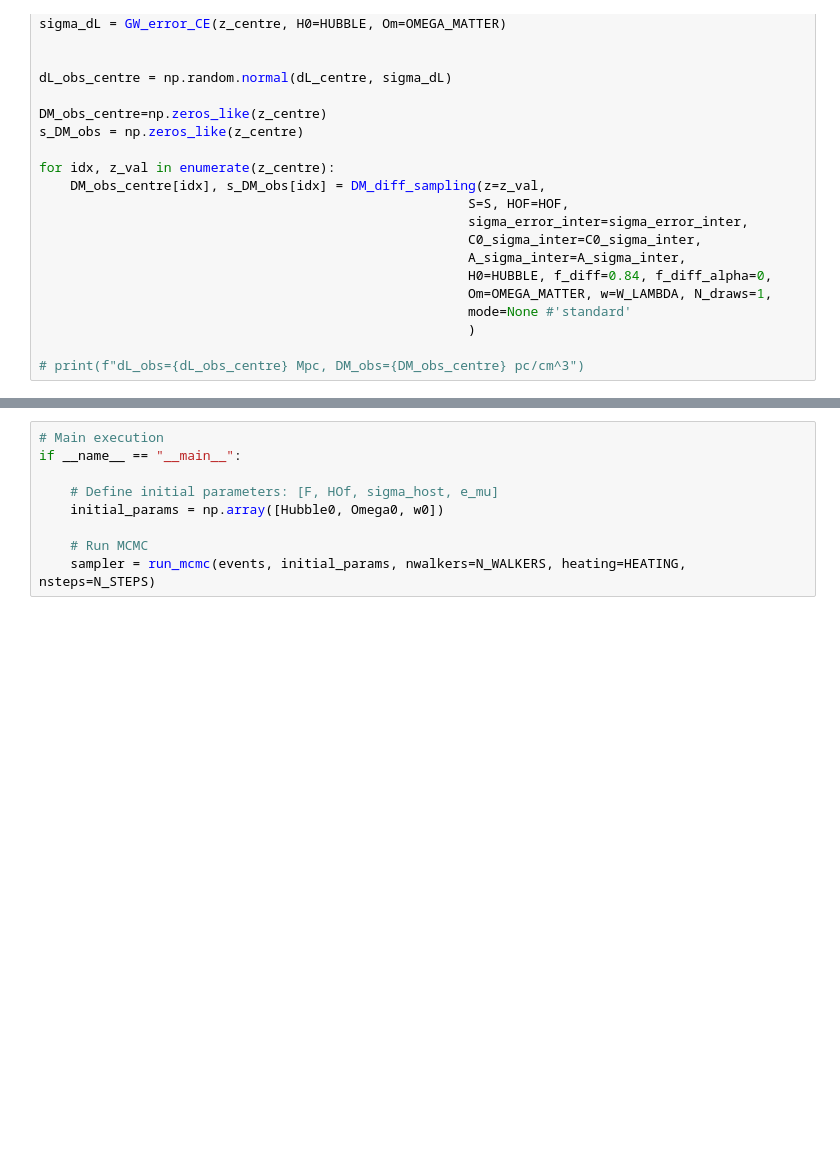
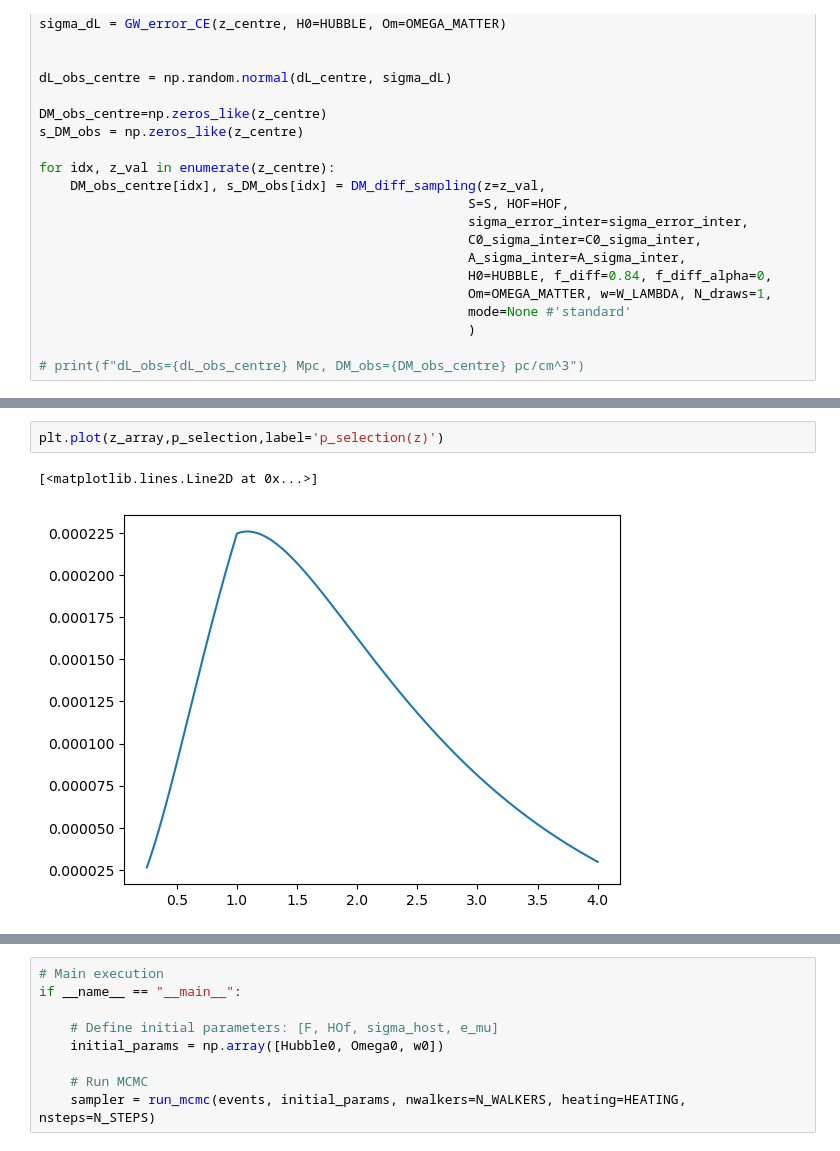
Before and after one commit to MariosNT/FRB_GW_association_cosmo, a Jupyter notebook: Notebooks/GWs_FRB_cosmo/Cosmo_constraints_DM_diff_MCMC.ipynb, the cells around one changed output, grey strips where cells are left out. Saved outputs shown, nothing was run; the diff lists cells and outputs as text; blank space fills up the shorter version.

```diff
--- a/Notebooks/GWs_FRB_cosmo/Cosmo_constraints_DM_diff_MCMC.ipynb
+++ b/Notebooks/GWs_FRB_cosmo/Cosmo_constraints_DM_diff_MCMC.ipynb
@@ -330,0 +367,5 @@ events.head()
+# %%
+plt.plot(z_array,p_selection,label='p_selection(z)')
+# %% [output]
+[<matplotlib.lines.Line2D at 0x...>]
+[figure, added]
```
Also changed, not shown: parts of 10 cells of this notebook, 11 other files.
